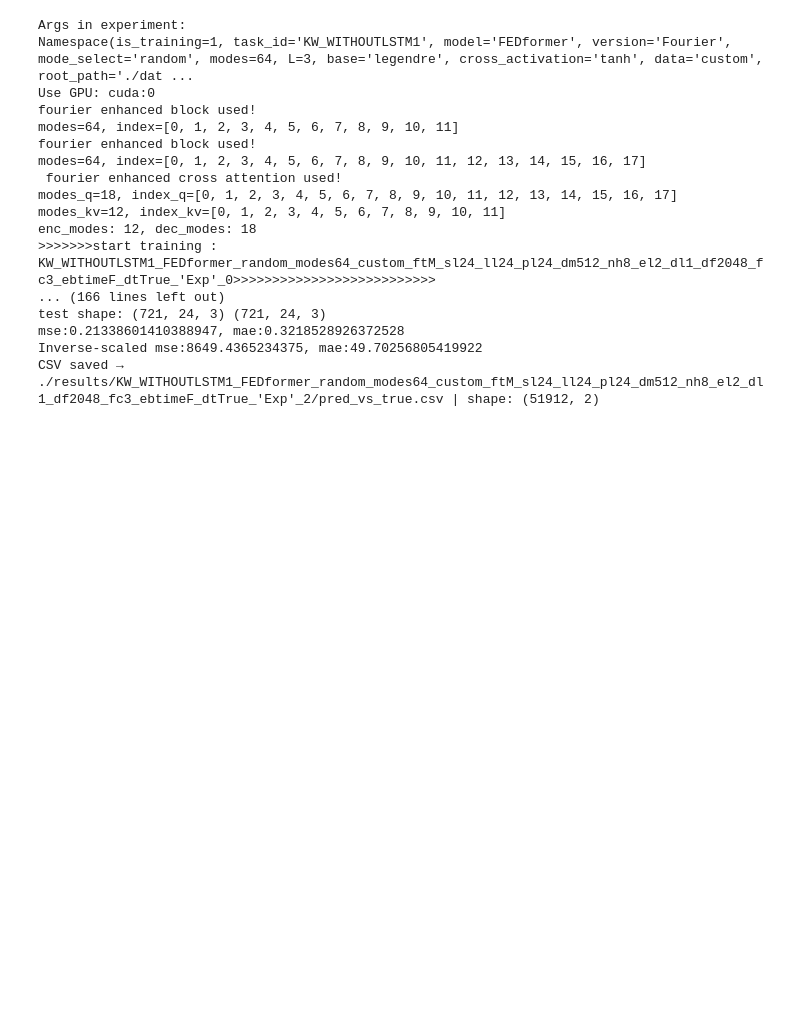
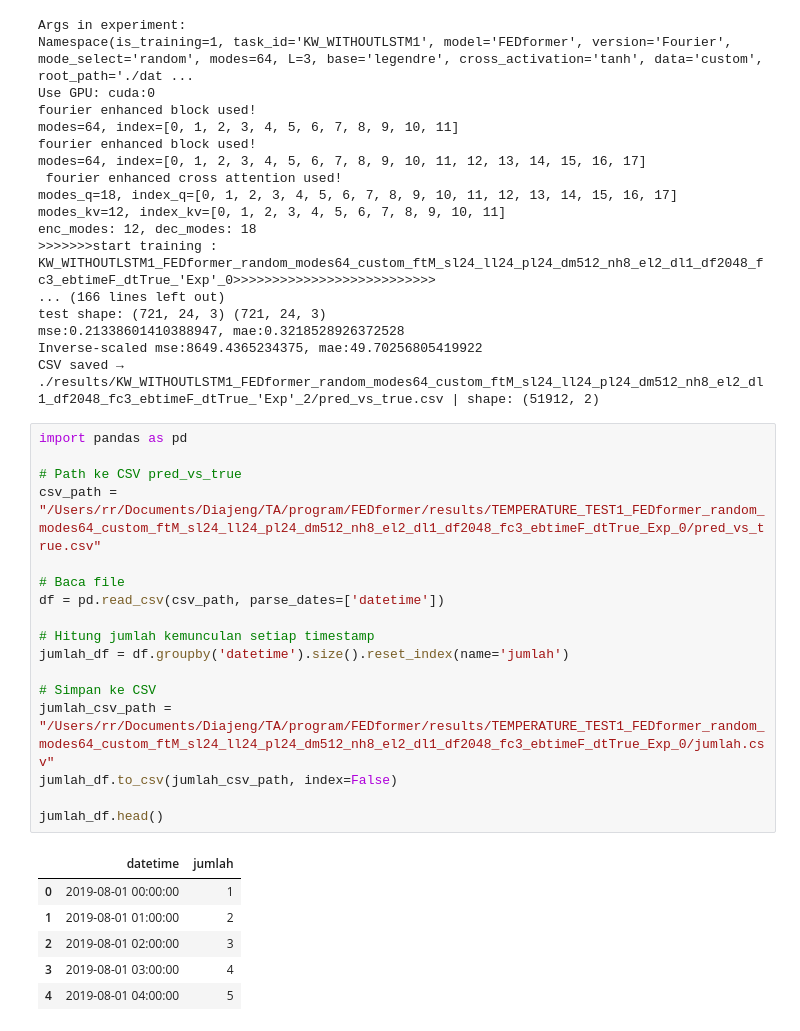
Before and after one commit to Rr-Diajeng/fedformer_ta, a Jupyter notebook: main.ipynb, the cells around one changed output. Saved outputs shown, nothing was run; the diff lists cells and outputs as text; blank space fills up the shorter version.

```diff
--- a/main.ipynb
+++ b/main.ipynb
@@ -22,3 +22,27 @@ test shape: (721, 24, 3) (721, 24, 3)
 mse:0.21338601410388947, mae:0.3218528926372528
 Inverse‐scaled mse:8649.4365234375, mae:49.70256805419922
 CSV saved → ./results/KW_WITHOUTLSTM1_FEDformer_random_modes64_custom_ftM_sl24_ll24_pl24_dm512_nh8_el2_dl1_df2048_fc3_ebtimeF_dtTrue_'Exp'_2/pred_vs_true.csv | shape: (51912, 2)
+# %%
+import pandas as pd
+
+# Path ke CSV pred_vs_true
+csv_path = "/Users/rr/Documents/Diajeng/TA/program/FEDformer/results/TEMPERATURE_TEST1_FEDformer_random_modes64_custom_ftM_sl24_ll24_pl24_dm512_nh8_el2_dl1_df2048_fc3_ebtimeF_dtTrue_Exp_0/pred_vs_true.csv"
+
+# Baca file
+df = pd.read_csv(csv_path, parse_dates=['datetime'])
+
+# Hitung jumlah kemunculan setiap timestamp
+jumlah_df = df.groupby('datetime').size().reset_index(name='jumlah')
+
+# Simpan ke CSV
+jumlah_csv_path = "/Users/rr/Documents/Diajeng/TA/program/FEDformer/results/TEMPERATURE_TEST1_FEDformer_random_modes64_custom_ftM_sl24_ll24_pl24_dm512_nh8_el2_dl1_df2048_fc3_ebtimeF_dtTrue_Exp_0/jumlah.csv"
+jumlah_df.to_csv(jumlah_csv_path, index=False)
+
+jumlah_df.head()
+# %% [output]
+|  | datetime | jumlah |
+| 0 | 2019-08-01 00:00:00 | 1 |
+| 1 | 2019-08-01 01:00:00 | 2 |
+| 2 | 2019-08-01 02:00:00 | 3 |
+| 3 | 2019-08-01 03:00:00 | 4 |
+| 4 | 2019-08-01 04:00:00 | 5 |
```
Also changed, not shown: parts of 1 cell of this notebook, 3 other files.
